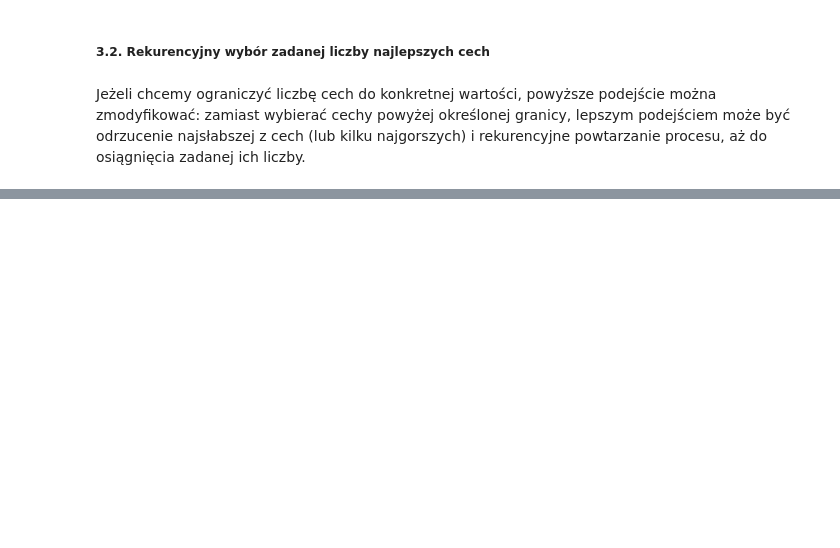
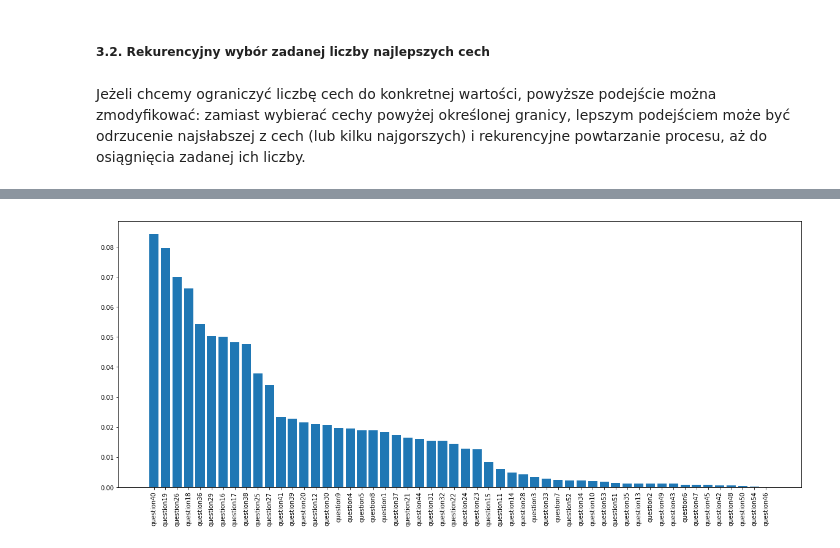
Before and after one commit to tyrrr-aj/ML_tutorial2, a Jupyter notebook: Tutorial 2 - Feature Selection.ipynb, the cells around one changed output, grey strips where cells are left out. Drawn from its saved outputs; the diff is of its cells as text; code cells hidden in the pictures; blank space fills up the shorter version.

```diff
--- a/Tutorial 2 - Feature Selection.ipynb
+++ b/Tutorial 2 - Feature Selection.ipynb
@@ -147,0 +172,8 @@ divorces['feature_names'] = divorces['feature_names'][selector.get_support(indic
+# %%
+classifier = classifier.fit(divorces['data'], divorces['target'])
+
+# treści pytań są długie, wykres etykietujemy więc samymi ich numerami
+labels = np.array(['question' + str(i) for i in range(1, len(divorces['feature_names']) + 1)])
+plot_feature_importances(classifier, labels, size=(20, 8))
+# %% [output]
+[figure, added]
```
Also changed, not shown: parts of 5 cells of this notebook.
